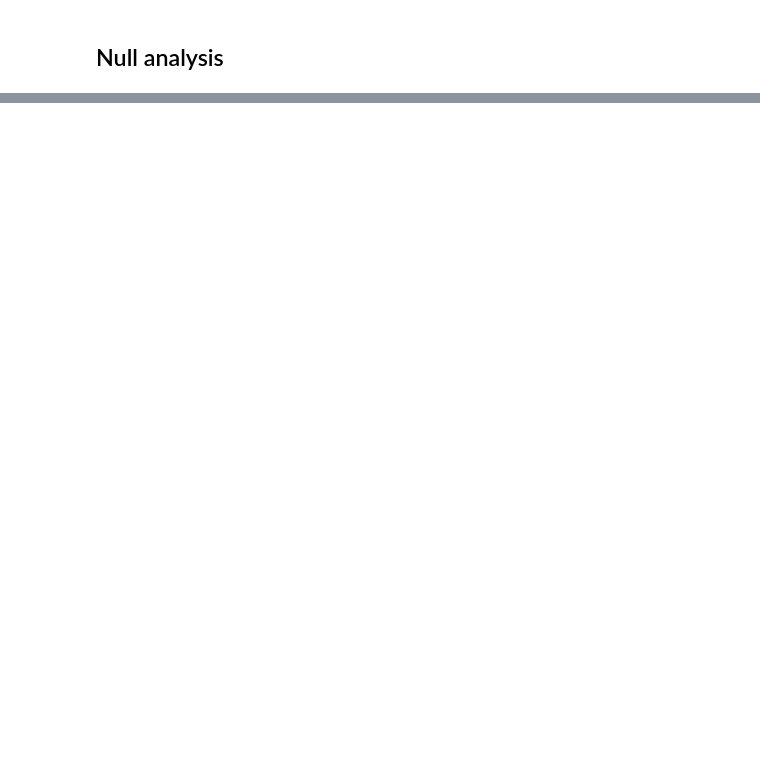
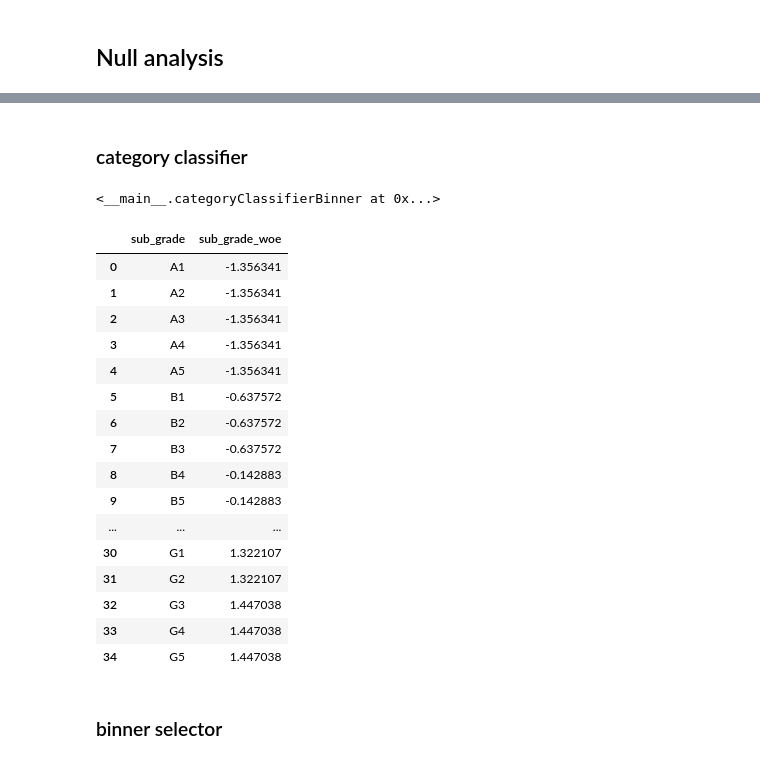
Before and after one commit to neon-belfante/lending-club-analysis, a Jupyter notebook: src/00.data_analysis.ipynb, the cells around one changed output, grey strips where cells are left out. Cells and saved outputs as stored; diff of their text form; code cells hidden in the pictures; blank space fills up the shorter version.

```diff
--- a/src/00.data_analysis.ipynb
+++ b/src/00.data_analysis.ipynb
@@ -361,0 +366,2 @@ data_selected = data\
+# %%
+data_nulls_excluded = spark.read.parquet(f"{output_path}accepted_2007_to2018Q2_treated.parquet")
@@ -597,0 +541,3 @@ class binnerSelector:
+# %%
+loan_amnt_woe = TreeClassifierBinner(max_leaf_nodes=5)
+loan_amnt_woe.fit(data_nulls_excluded, "loan_amnt", "default_flag")
@@ -597,0 +585,2 @@ class binnerSelector:
+# %% [markdown]
+### category classifier
@@ -597,0 +692,32 @@ class binnerSelector:
+# %%
+sub_grade_woe = categoryClassifierBinner()
+sub_grade_woe.fit(data_nulls_excluded, "sub_grade", "default_flag")
+# %% [output]
+<__main__.categoryClassifierBinner at 0x...>
+# %%
+data_nulls_excluded\
+    .transform(sub_grade_woe.addWoeColumn)\
+    .select("sub_grade", "sub_grade_woe")\
+    .distinct()\
+    .orderBy("sub_grade")\
+    .toPandas()
+# %% [output]
+|  | sub_grade | sub_grade_woe |
+| 0 | A1 | -1.356341 |
+| 1 | A2 | -1.356341 |
+| 2 | A3 | -1.356341 |
+| 3 | A4 | -1.356341 |
+| 4 | A5 | -1.356341 |
+| 5 | B1 | -0.637572 |
+| 6 | B2 | -0.637572 |
+| 7 | B3 | -0.637572 |
+| 8 | B4 | -0.142883 |
+| 9 | B5 | -0.142883 |
+| ... | ... | ... |
+| 30 | G1 | 1.322107 |
+| 31 | G2 | 1.322107 |
+| 32 | G3 | 1.447038 |
+| 33 | G4 | 1.447038 |
+| 34 | G5 | 1.447038 |
+# %% [markdown]
+### binner selector
```
Also changed, not shown: parts of 37 cells of this notebook, 3 other files.
